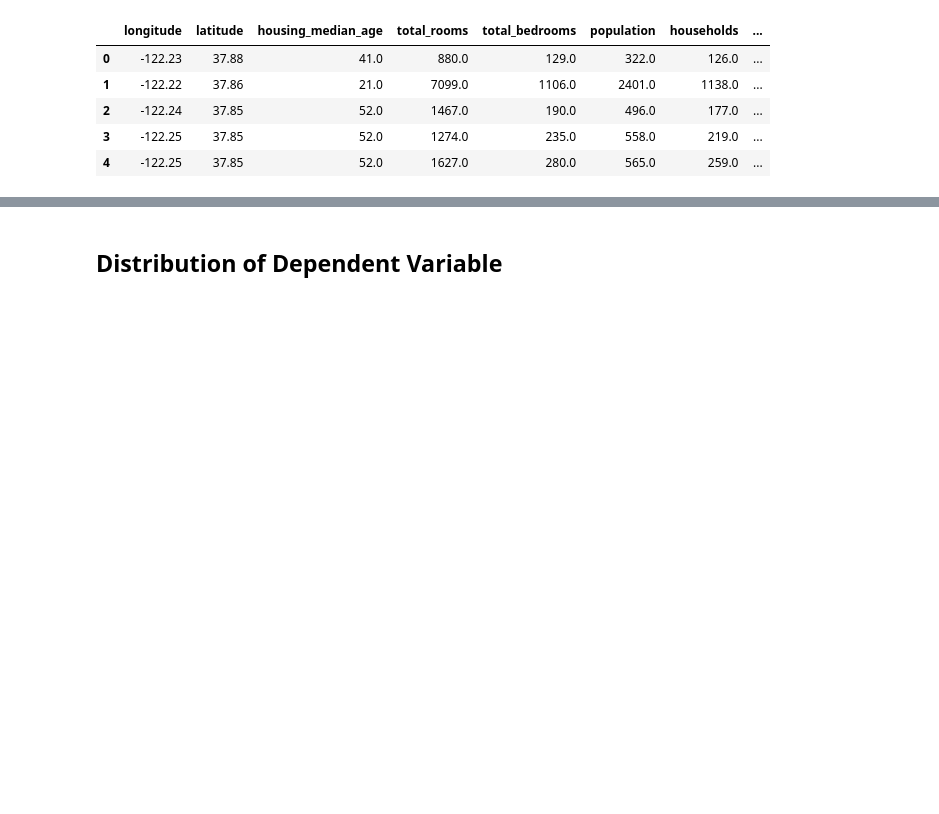
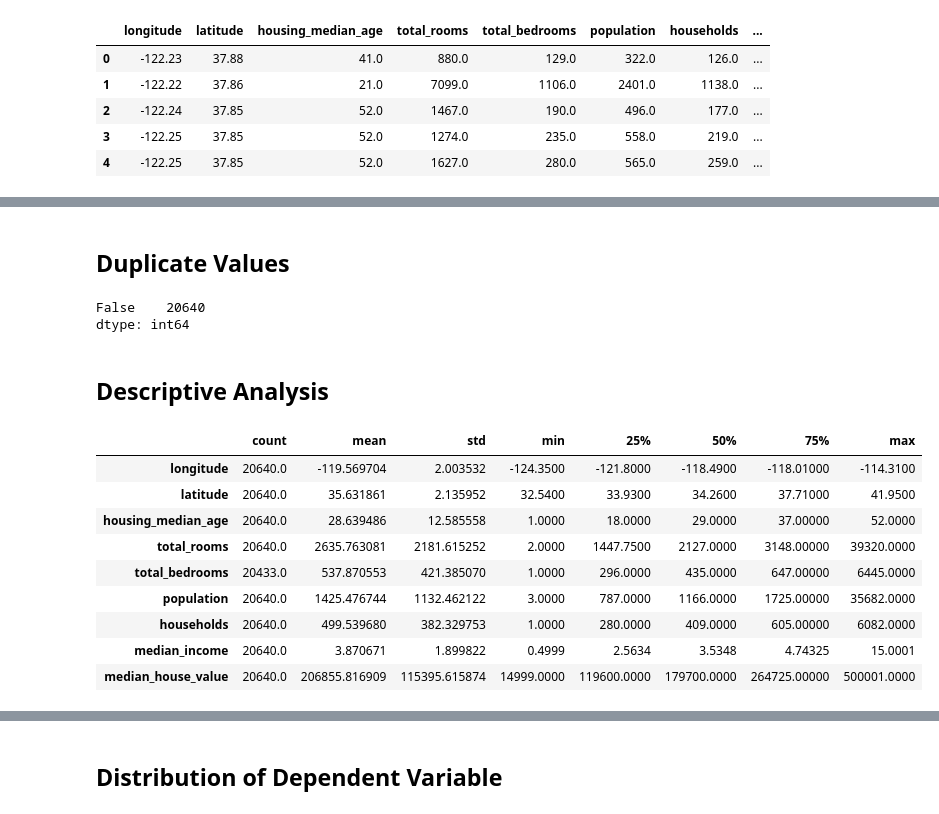
Before and after one commit to SiamakMushakhian/MLOps, a Jupyter notebook: 03. California Housing Prices Prediction (without scikit-learn)- H2.ipynb, the cells around one changed output, grey strips where cells are left out. Saved outputs shown, nothing was run; the diff lists cells and outputs as text; code cells hidden in the pictures; blank space fills up the shorter version.

```diff
--- a/03. California Housing Prices Prediction (without scikit-learn)- H2.ipynb
+++ b/03. California Housing Prices Prediction (without scikit-learn)- H2.ipynb
@@ -27 +90,23 @@ df.head()
+# %% [markdown]
+## Duplicate Values
+# %%
+df.duplicated().value_counts()
+# %% [output]
+False    20640
+dtype: int64
+# %% [markdown]
+## Descriptive Analysis
+# %%
+df.describe().T
+# %% [output]
+|  | count | mean | std | min | 25% | 50% | 75% | max |
+| longitude | 20640.0 | -119.569704 | 2.003532 | -124.3500 | -121.8000 | -118.4900 | -118.01000 | -114.3100 |
+| latitude | 20640.0 | 35.631861 | 2.135952 | 32.5400 | 33.9300 | 34.2600 | 37.71000 | 41.9500 |
+| housing_median_age | 20640.0 | 28.639486 | 12.585558 | 1.0000 | 18.0000 | 29.0000 | 37.00000 | 52.0000 |
+| total_rooms | 20640.0 | 2635.763081 | 2181.615252 | 2.0000 | 1447.7500 | 2127.0000 | 3148.00000 | 39320.0000 |
+| total_bedrooms | 20433.0 | 537.870553 | 421.385070 | 1.0000 | 296.0000 | 435.0000 | 647.00000 | 6445.0000 |
+| population | 20640.0 | 1425.476744 | 1132.462122 | 3.0000 | 787.0000 | 1166.0000 | 1725.00000 | 35682.0000 |
+| households | 20640.0 | 499.539680 | 382.329753 | 1.0000 | 280.0000 | 409.0000 | 605.00000 | 6082.0000 |
+| median_income | 20640.0 | 3.870671 | 1.899822 | 0.4999 | 2.5634 | 3.5348 | 4.74325 | 15.0001 |
+| median_house_value | 20640.0 | 206855.816909 | 115395.615874 | 14999.0000 | 119600.0000 | 179700.0000 | 264725.00000 | 500001.0000 |
 # %%
```
Also changed, not shown: parts of 20 cells of this notebook, 1 other file.
